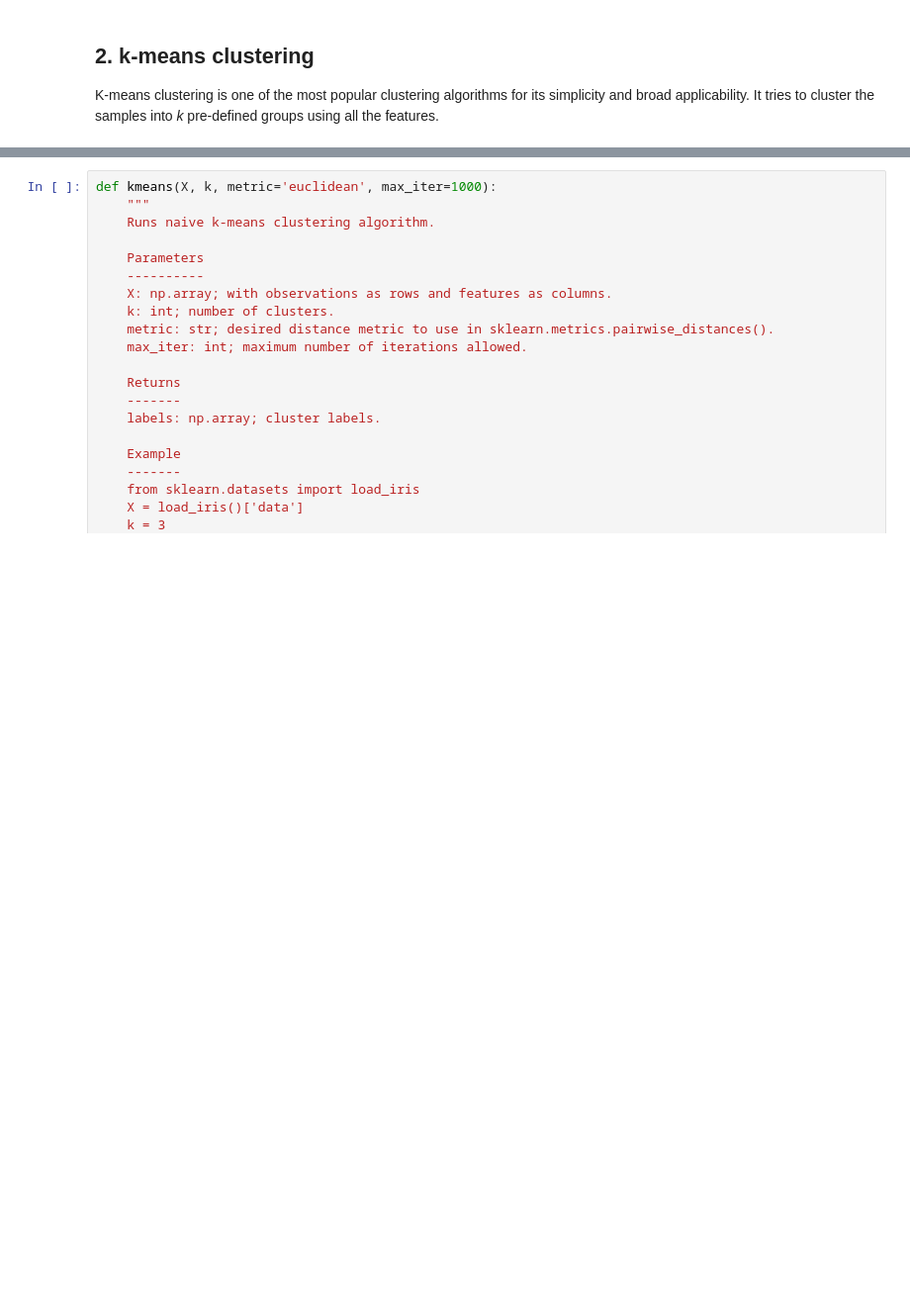
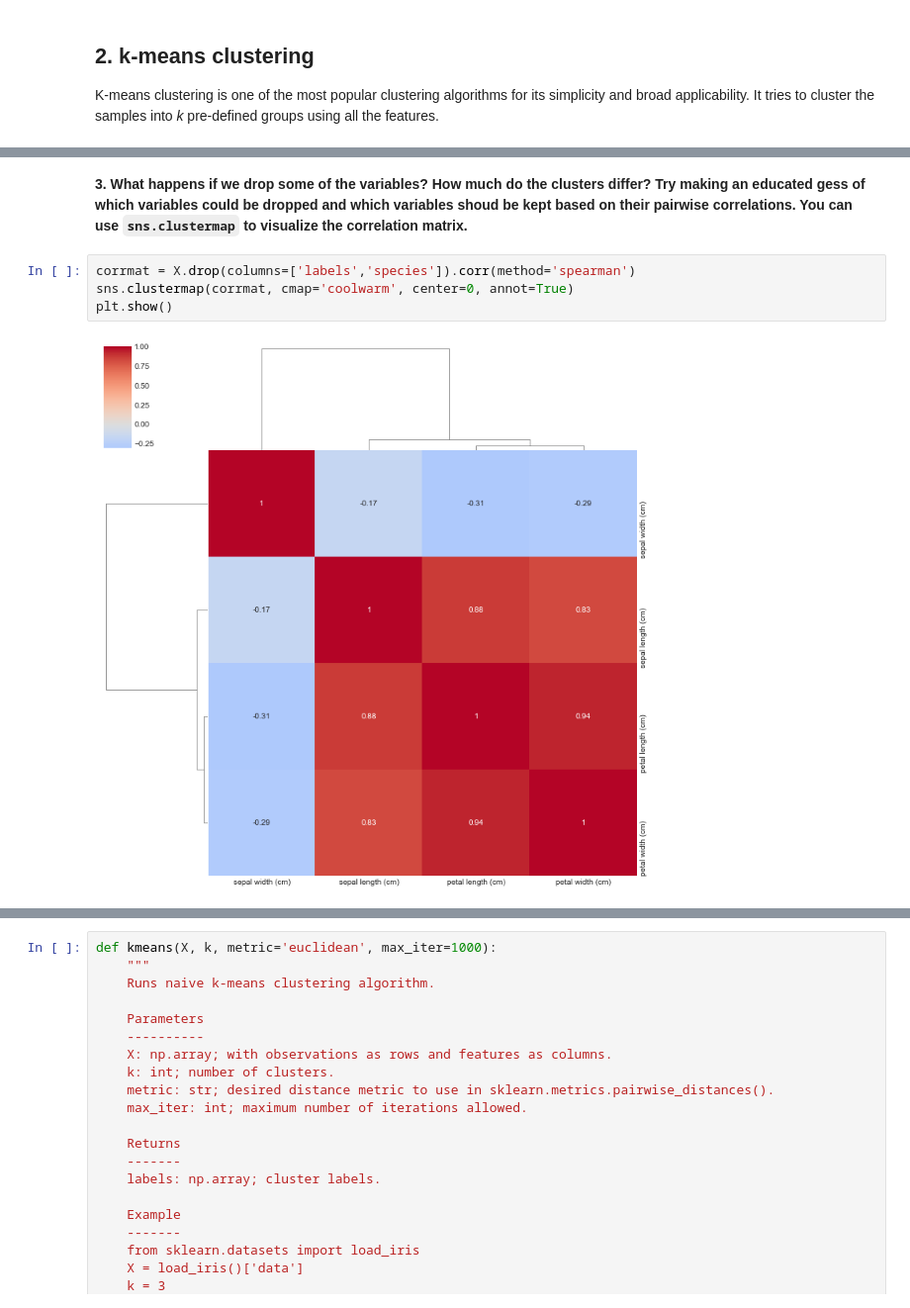
Before and after one commit to IvoLeist/ml_cnag-crg_course, a Jupyter notebook: day3/unsupervised_learning.ipynb, the cells around one changed output, grey strips where cells are left out. Shown at 99% size. Saved outputs shown, nothing was run; the diff lists cells and outputs as text; blank space fills up the shorter version.

```diff
--- a/day3/unsupervised_learning.ipynb
+++ b/day3/unsupervised_learning.ipynb
@@ -179,0 +256,8 @@ Lloyd's algorithm is one of the first implementations of k-means clustering that
+# %% [markdown]
+**3. What happens if we drop some of the variables? How much do the clusters differ? Try making an educated gess of which variables could be dropped and which variables shoud be kept based on their pairwise correlations. You can use `sns.clustermap` to visualize the correlation matrix.**
+# %%
+corrmat = X.drop(columns=['labels','species']).corr(method='spearman')
+sns.clustermap(corrmat, cmap='coolwarm', center=0, annot=True)
+plt.show()
+# %% [output]
+[figure, added]
```
Also changed, not shown: parts of 43 cells of this notebook.
